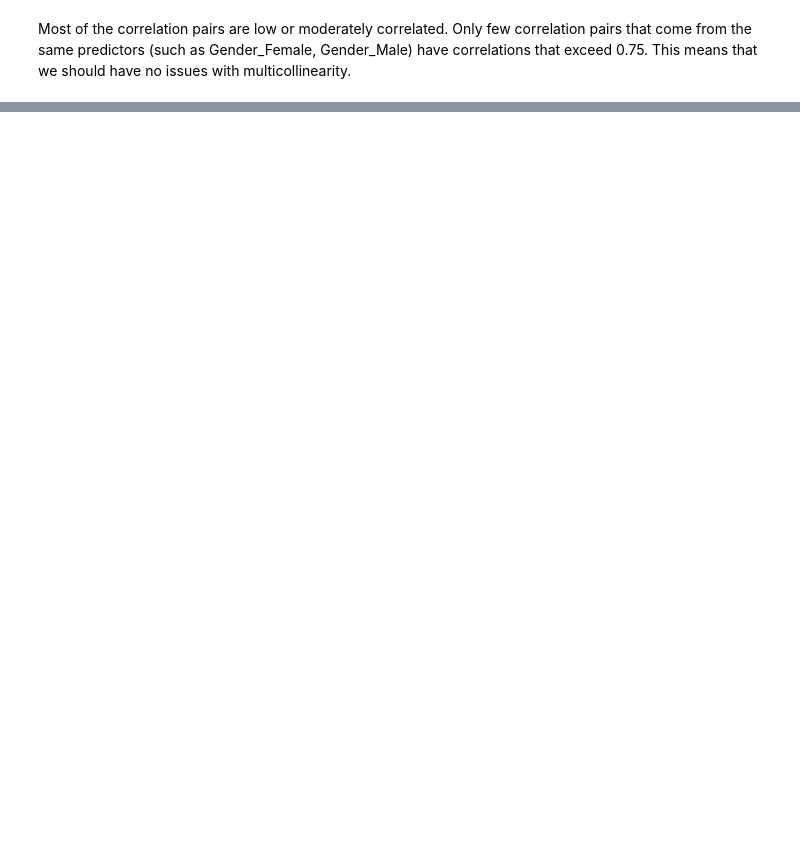
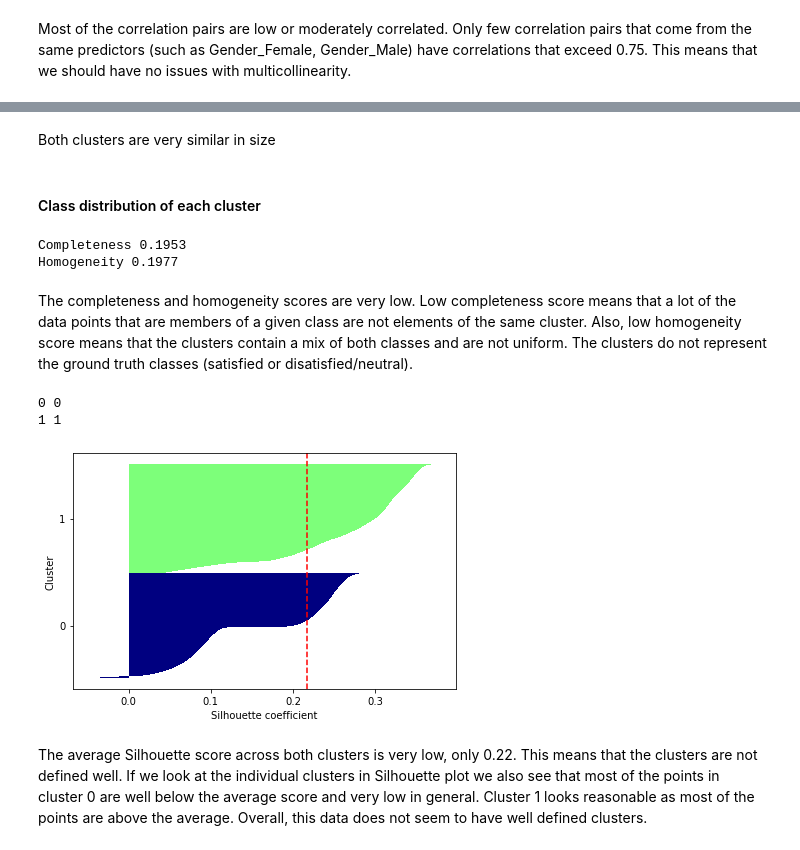
Before and after one commit to gpala7077/Classifying_Airline_Customer_Satisfication, a Jupyter notebook: Final_Project_data_exploration.ipynb, the cells around one changed output, grey strips where cells are left out. Drawn from its saved outputs; the diff is of its cells as text; code cells hidden in the pictures; blank space fills up the shorter version.

```diff
--- a/Final_Project_data_exploration.ipynb
+++ b/Final_Project_data_exploration.ipynb
@@ -586,38 +432,0 @@ print(counts)
-# %%
-def plot_silhouettes(data, clusters, metric='euclidean'):
-
-    from matplotlib import cm
-    from sklearn.metrics import silhouette_samples
-
-    cluster_labels = np.unique(clusters)
-    n_clusters = cluster_labels.shape[0]
-    print("before silhouette_samples")
-    silhouette_vals = metrics.silhouette_samples(data, clusters, metric='euclidean')
-    c_ax_lower, c_ax_upper = 0, 0
-    cticks = []
-
-    print("after silhouette_samples")
-    for i, k in enumerate(cluster_labels):
-        print(i, k)
-        c_silhouette_vals = silhouette_vals[clusters == k]
-        c_silhouette_vals.sort()
-        c_ax_upper += len(c_silhouette_vals)
-        color = cm.jet(float(i) / n_clusters)
-        plt.barh(range(c_ax_lower, c_ax_upper), c_silhouette_vals, height=1.0,
-                      edgecolor='none', color=color)
-
-        cticks.append((c_ax_lower + c_ax_upper) / 2)
-        c_ax_lower += len(c_silhouette_vals)
-
-    silhouette_avg = np.mean(silhouette_vals)
-    plt.axvline(silhouette_avg, color="red", linestyle="--")
-
-    plt.yticks(cticks, cluster_labels)
-    plt.ylabel('Cluster')
-    plt.xlabel('Silhouette coefficient')
-
-    plt.tight_layout()
-    #pl.savefig('images/11_04.png', dpi=300)
-    plt.show();
-
-    return
@@ -628,0 +433,21 @@ plot_silhouettes(X_train_s, clusters)
+# %% [markdown]
+Both clusters are very similar in size
+# %% [markdown]
+#### Class distribution of each cluster
+# %%
+print("Completeness {:.4f}".format(completeness_score(target, clusters)))
+print("Homogeneity {:.4f}".format(homogeneity_score(target, clusters)))
+# %% [output]
+Completeness 0.1953
+Homogeneity 0.1977
+# %% [markdown]
+The completeness and homogeneity scores are very low. Low completeness score means that a lot of the data points that are members of a given class are not elements of the same cluster. Also, low homogeneity score means that the clusters contain a mix of both classes and are not uniform. The clusters do not represent the ground truth classes (satisfied or disatisfied/neutral).
+# %%
+avg_silhouette = plot_silhouettes(predictors_s, clusters)
+print(avg_silhouette)
+# %% [output]
+0 0
+1 1
+[figure, added]
+# %% [markdown]
+The average Silhouette score across both clusters is very low, only 0.22. This means that the clusters are not defined well. If we look at the individual clusters in Silhouette plot we also see that most of the points in cluster 0 are well below the average score and very low in general. Cluster 1 looks reasonable as most of the points are above the average. Overall, this data does not seem to have well defined clusters.
```
Also changed, not shown: parts of 41 cells of this notebook.
